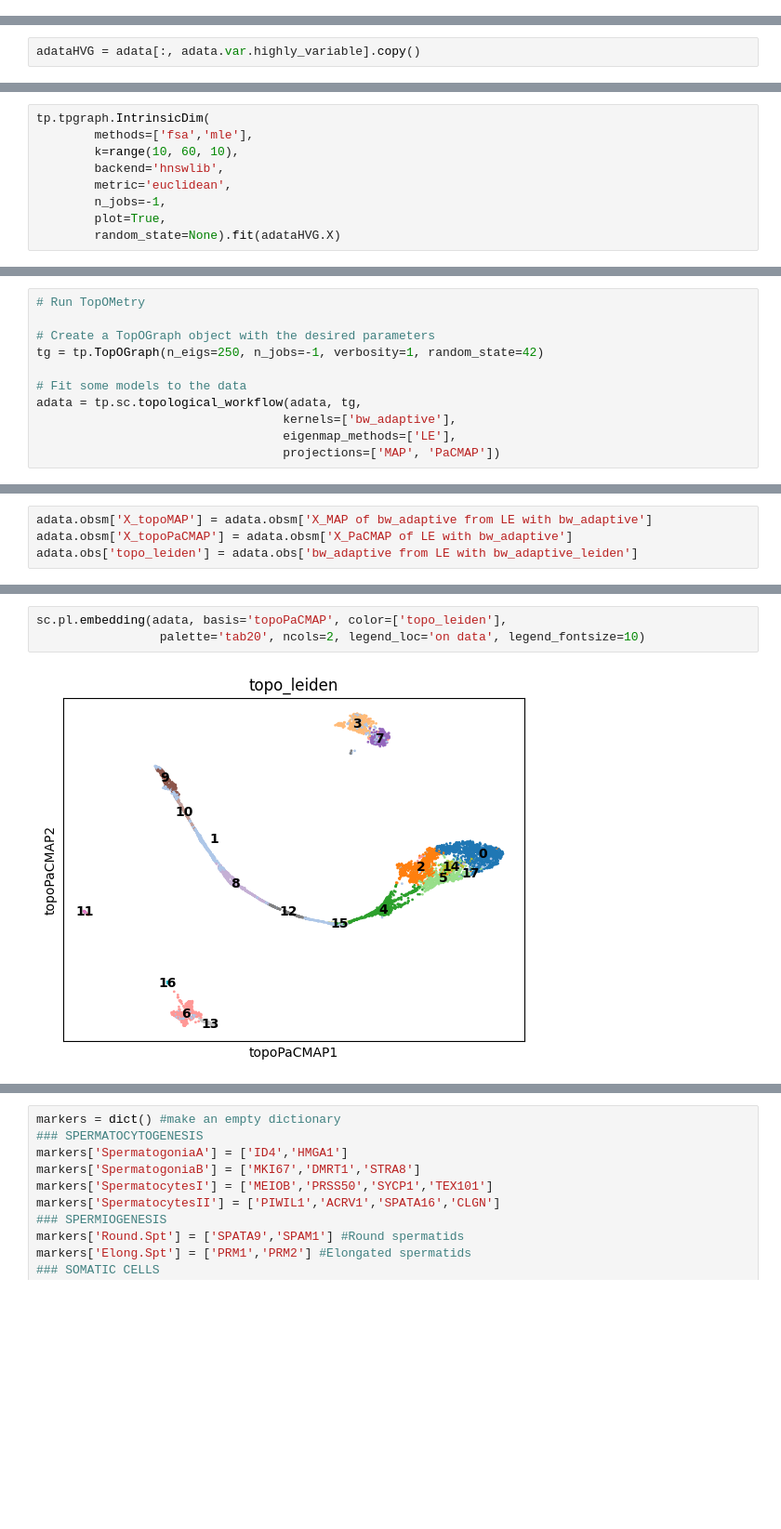
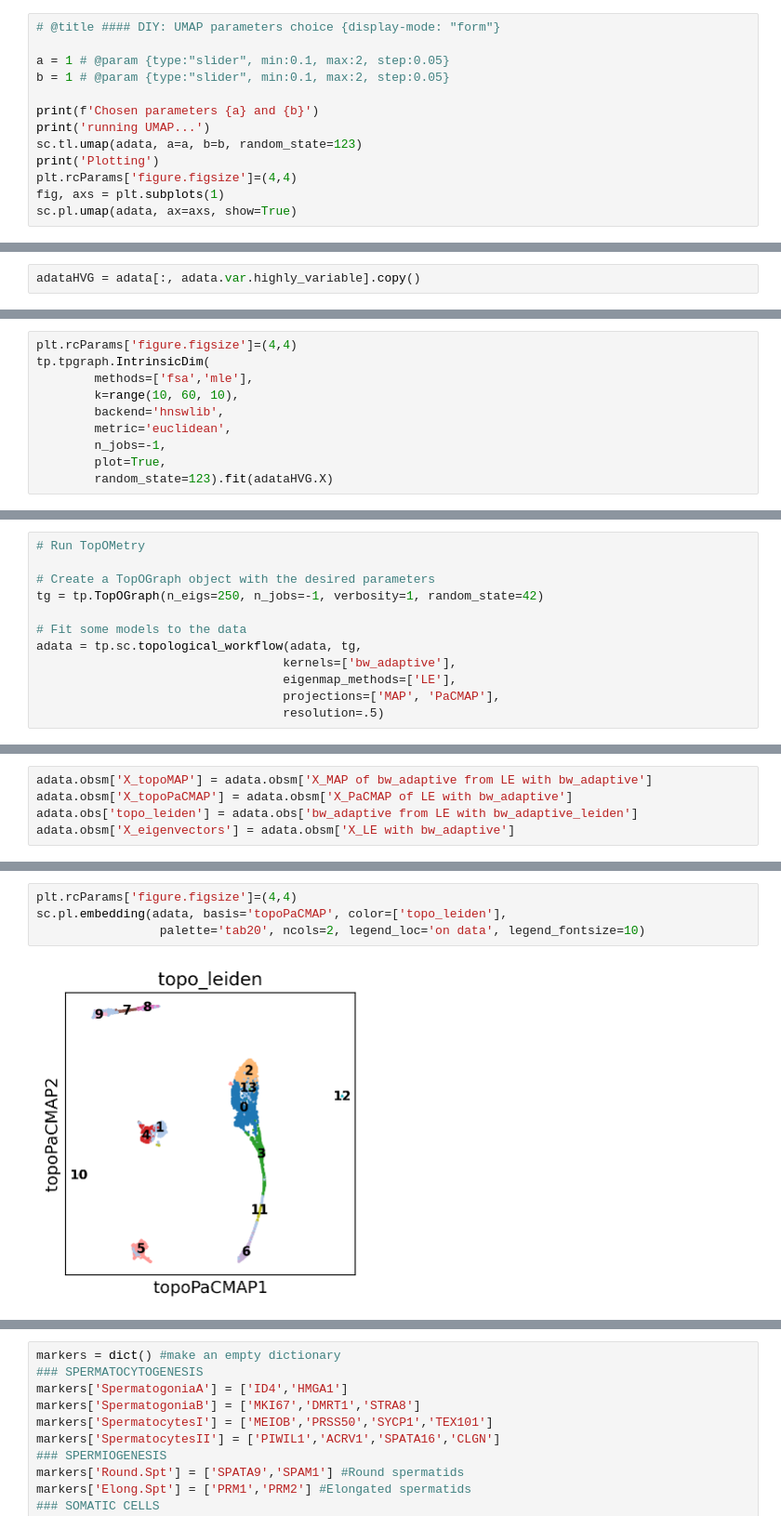
Before and after one commit to hds-sandbox/scverse-2024-workshop, a Jupyter notebook: notebooks/interactivePlotsTransc.ipynb, the cells around one changed output, grey strips where cells are left out. Shown at 93% size. Drawn from its saved outputs; the diff is of its cells as text; blank space fills up the shorter version.

```diff
--- a/notebooks/interactivePlotsTransc.ipynb
+++ b/notebooks/interactivePlotsTransc.ipynb
@@ -138,0 +181,13 @@ sc.pl.umap(adata, ax=axs, show=True)
+# %%
+# @title #### DIY: UMAP parameters choice {display-mode: "form"}
+
+a = 1 # @param {type:"slider", min:0.1, max:2, step:0.05}
+b = 1 # @param {type:"slider", min:0.1, max:2, step:0.05}
+
+print(f'Chosen parameters {a} and {b}')
+print('running UMAP...')
+sc.tl.umap(adata, a=a, b=b, random_state=123)
+print('Plotting')
+plt.rcParams['figure.figsize']=(4,4)
+fig, axs = plt.subplots(1)
+sc.pl.umap(adata, ax=axs, show=True)
@@ -147,4 +236,5 @@ adataHVG = adata[:, adata.var.highly_variable].copy()
 # %%
+plt.rcParams['figure.figsize']=(4,4)
 tp.tpgraph.IntrinsicDim(
         methods=['fsa','mle'],
         k=range(10, 60, 10),
@@ -152,5 +242,5 @@ tp.tpgraph.IntrinsicDim(
         metric='euclidean',
         n_jobs=-1,
         plot=True,
-        random_state=None).fit(adataHVG.X)
+        random_state=123).fit(adataHVG.X)
 # %% [output]
@@ -165,6 +267,7 @@ tg = tp.TopOGraph(n_eigs=250, n_jobs=-1, verbosity=1, random_state=42)
 adata = tp.sc.topological_workflow(adata, tg,
                                   kernels=['bw_adaptive'],
                                   eigenmap_methods=['LE'],
-                                  projections=['MAP', 'PaCMAP'])
+                                  projections=['MAP', 'PaCMAP'],
+                                  resolution=.5)
 # %% [output]
 Computing neighborhood graph...
@@ -192,3 +297,4 @@ AnnData object with n_obs × n_vars = 7765 × 27897
 adata.obsm['X_topoMAP'] = adata.obsm['X_MAP of bw_adaptive from LE with bw_adaptive']
 adata.obsm['X_topoPaCMAP'] = adata.obsm['X_PaCMAP of LE with bw_adaptive']
 adata.obs['topo_leiden'] = adata.obs['bw_adaptive from LE with bw_adaptive_leiden']
+adata.obsm['X_eigenvectors'] = adata.obsm['X_LE with bw_adaptive']
@@ -195,5 +303,6 @@ adata.obs['topo_leiden'] = adata.obs['bw_adaptive from LE with bw_adaptive_leide
 # %%
+plt.rcParams['figure.figsize']=(4,4)
 sc.pl.embedding(adata, basis='topoPaCMAP', color=['topo_leiden'],
                  palette='tab20', ncols=2, legend_loc='on data', legend_fontsize=10)
 # %% [output]
-[figure, old version]
+[figure, new version]
```
Also changed, not shown: parts of 67 cells of this notebook.
